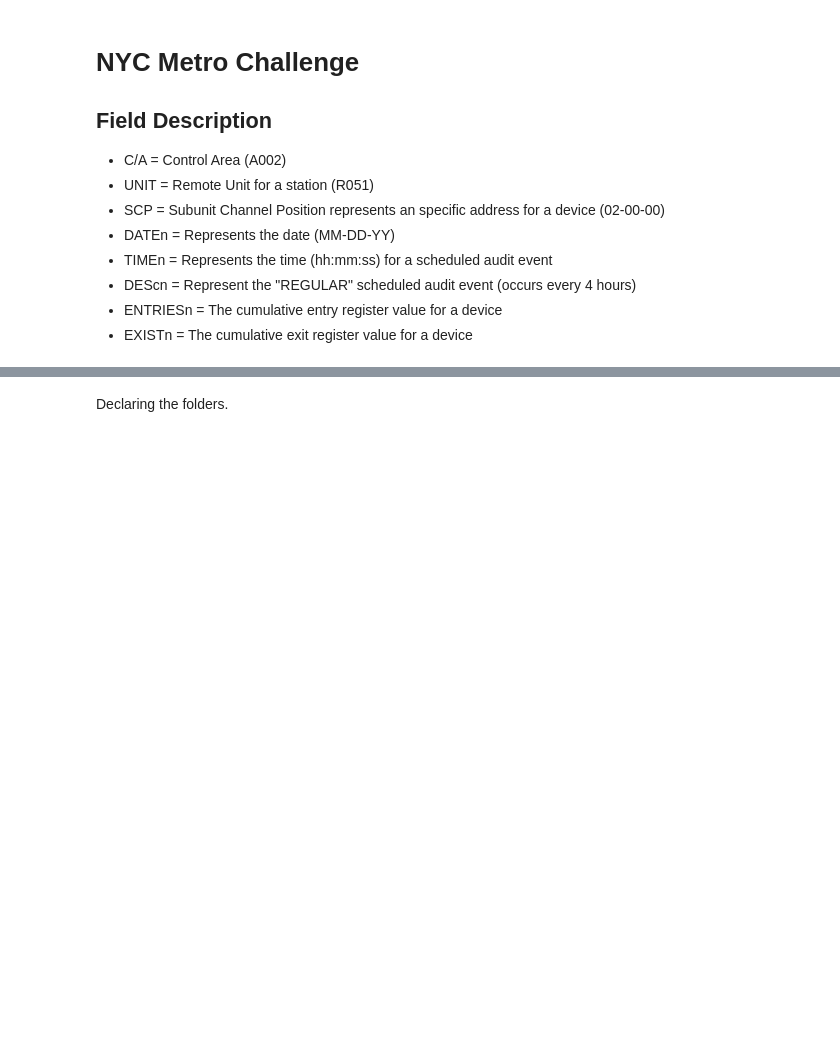
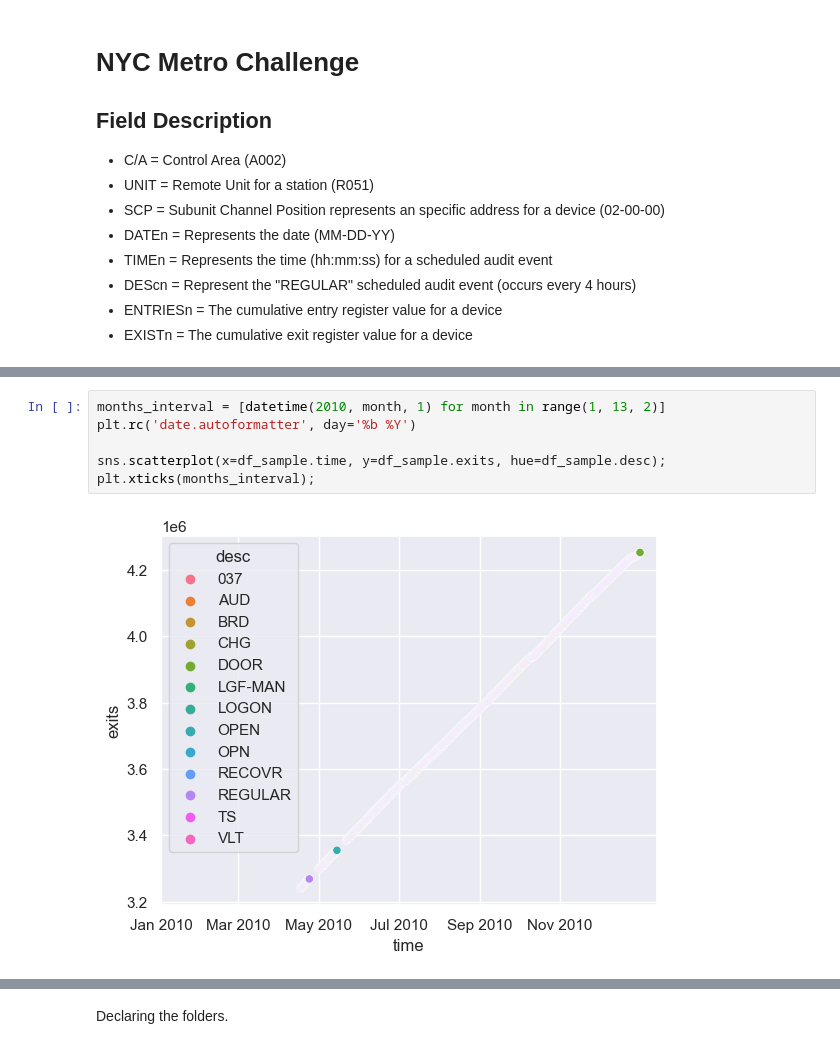
Before and after one commit to alvarodiegomaia/nyc-metro-challenge, a Jupyter notebook: main.ipynb, the cells around one changed output, grey strips where cells are left out. Saved outputs shown, nothing was run; the diff lists cells and outputs as text; blank space fills up the shorter version.

```diff
--- a/main.ipynb
+++ b/main.ipynb
@@ -74,0 +232,8 @@ def data_grouping(df, target_columns):
+# %%
+months_interval = [datetime(2010, month, 1) for month in range(1, 13, 2)]
+plt.rc('date.autoformatter', day='%b %Y')
+
+sns.scatterplot(x=df_sample.time, y=df_sample.exits, hue=df_sample.desc);
+plt.xticks(months_interval);
+# %% [output]
+[figure, added]
```
Also changed, not shown: parts of 82 cells of this notebook.
